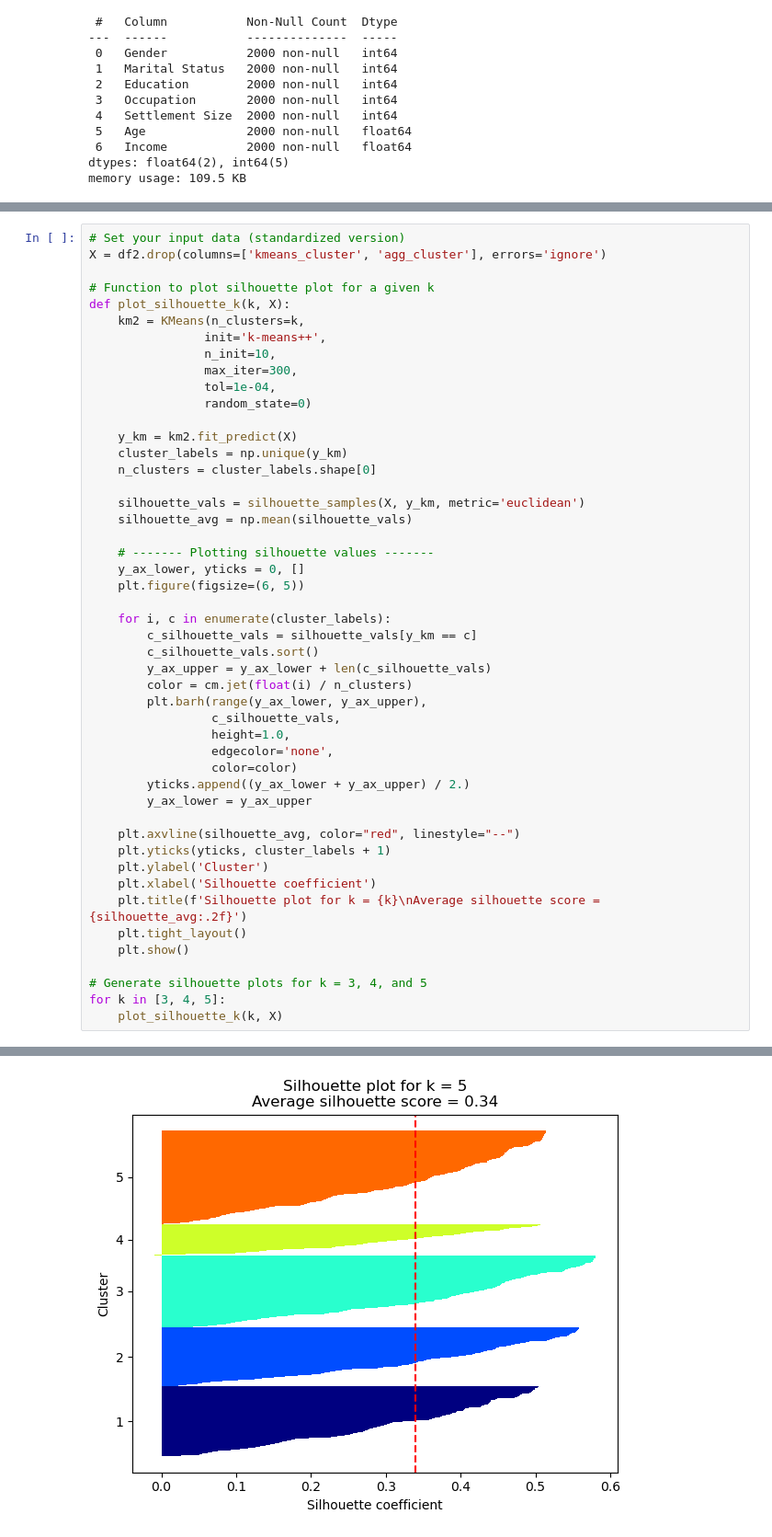
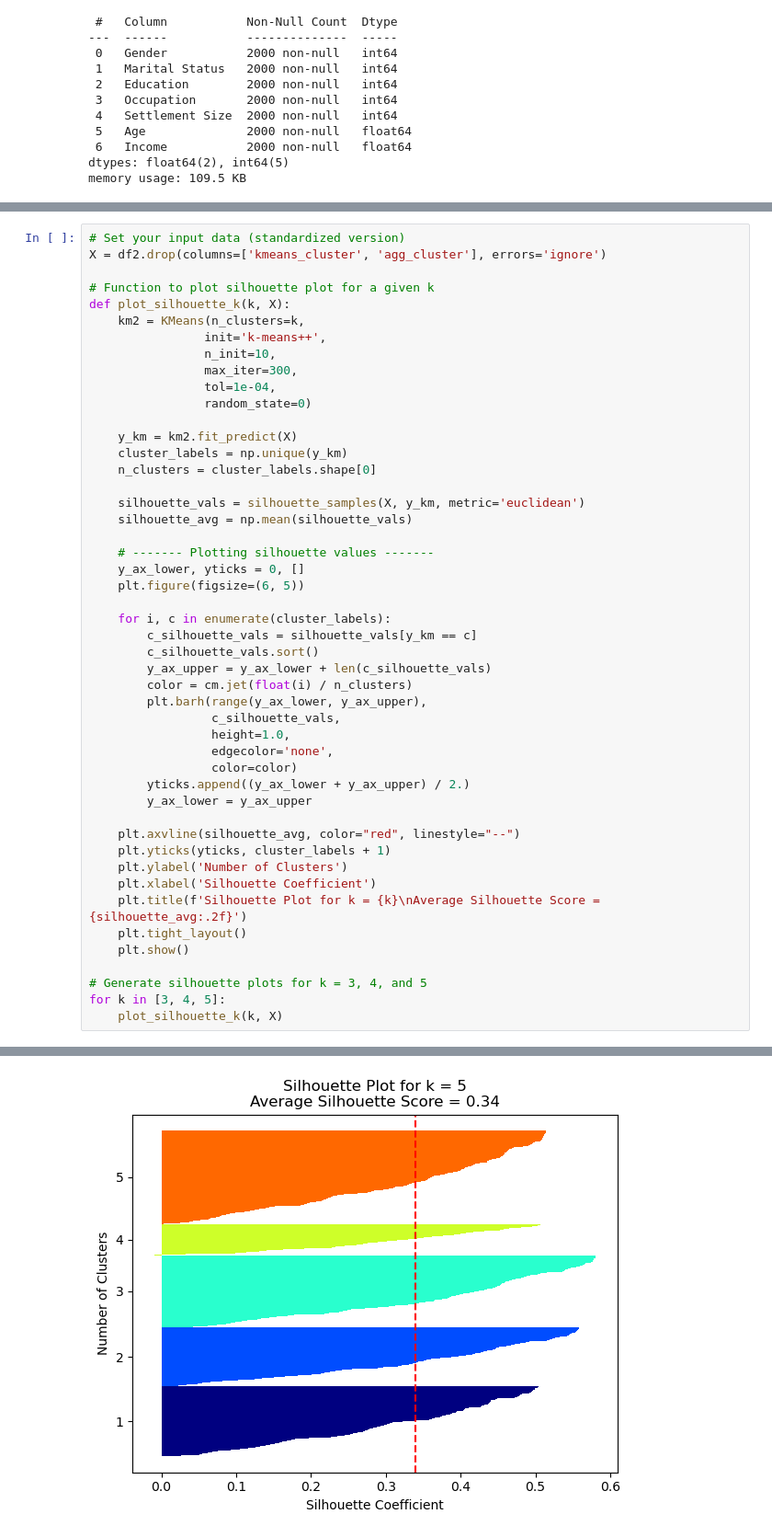
Before and after one commit to hearangheo/Applied-Predictive-Analytics, a Jupyter notebook: Assignment2_HeaRangHeo.ipynb, the cells around one changed output, grey strips where cells are left out. Shown: that part at 92% size. Cells and saved outputs as stored; diff of their text form.

```diff
--- a/Assignment2_HeaRangHeo.ipynb
+++ b/Assignment2_HeaRangHeo.ipynb
@@ -177,9 +184,9 @@ def plot_silhouette_k(k, X):
 
     plt.axvline(silhouette_avg, color="red", linestyle="--")
     plt.yticks(yticks, cluster_labels + 1)
-    plt.ylabel('Cluster')
-    plt.xlabel('Silhouette coefficient')
-    plt.title(f'Silhouette plot for k = {k}\nAverage silhouette score = {silhouette_avg:.2f}')
+    plt.ylabel('Number of Clusters')
+    plt.xlabel('Silhouette Coefficient')
+    plt.title(f'Silhouette Plot for k = {k}\nAverage Silhouette Score = {silhouette_avg:.2f}')
     plt.tight_layout()
     plt.show()
 
@@ -192,4 +199,4 @@ for k in [3, 4, 5]:
-[figure, old version]
+[figure, new version]
 # %%
 #K-means++ Clustering (k=3)
 clustering_X = df2.copy()
```
Also changed, not shown: parts of 5 cells of this notebook.
